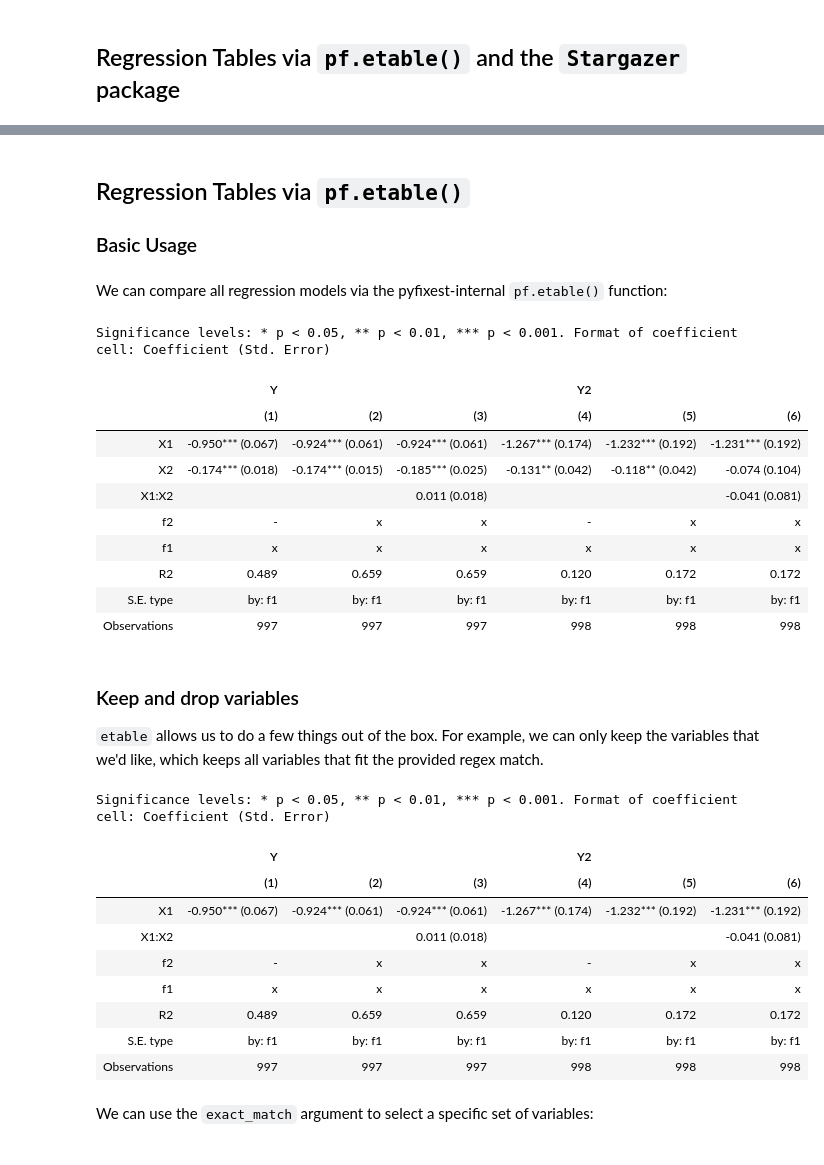
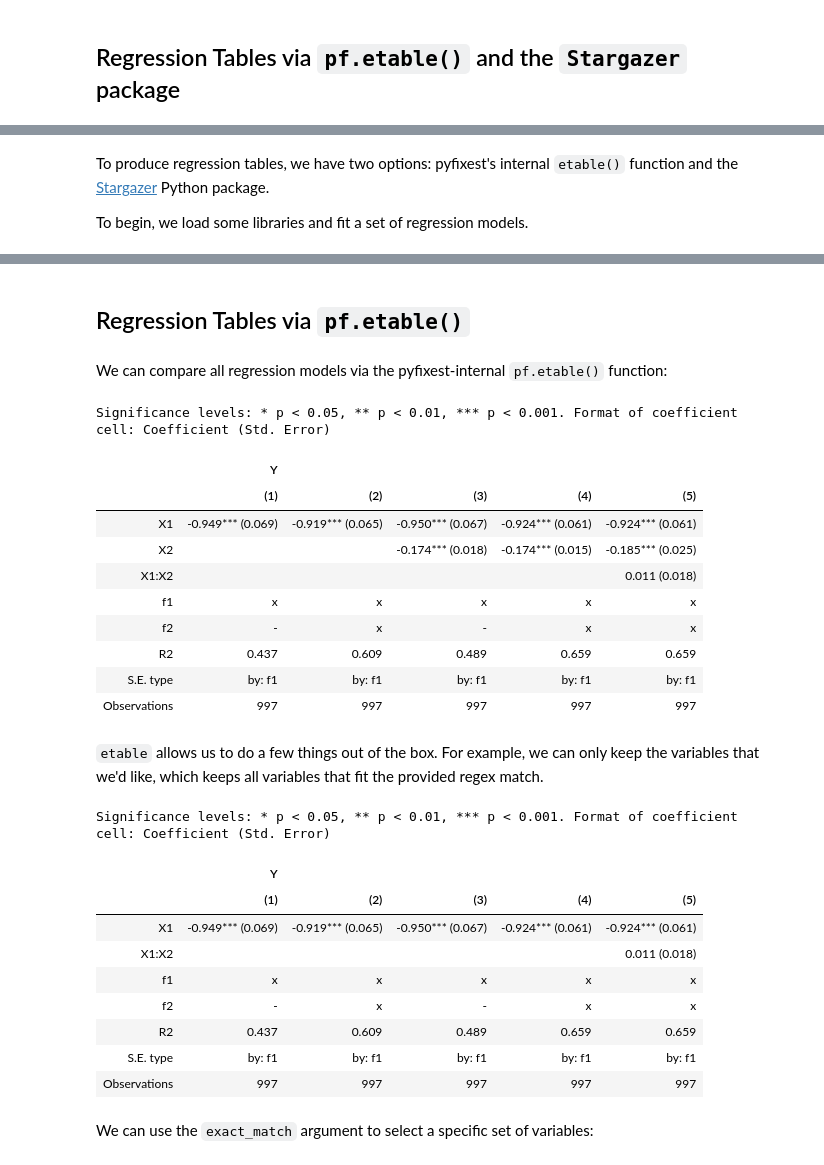
Before and after one commit to py-econometrics/pyfixest, a Jupyter notebook: docs/stargazer.ipynb, the cells around one changed output, grey strips where cells are left out. Cells and saved outputs as stored; diff of their text form; code cells hidden in the pictures.

```diff
--- a/docs/stargazer.ipynb
+++ b/docs/stargazer.ipynb
@@ -21,3 +3,7 @@ To begin, we load some libraries and fit a set of regression models.
+# %% [markdown]
+To produce regression tables, we have two options: pyfixest's internal `etable()` function and the [Stargazer](https://github.com/StatsReporting/stargazer) Python package.
+
+To begin, we load some libraries and fit a set of regression models.
 # %%
 import numpy as np
 from stargazer.stargazer import LineLocation, Stargazer
@@ -29,51 +15,47 @@ import pyfixest as pf
 
 data = pf.get_data()
 
-fit1 = pf.feols("Y ~ X1 + X2 | f1", data = data)
-fit2 = pf.feols("Y ~ X1 + X2 | f1 + f2", data = data)
-fit3 = pf.feols("Y ~ X1 *X2 | f1 + f2", data = data)
-fit4 = pf.feols("Y2 ~ X1 + X2 | f1", data = data)
-fit5 = pf.feols("Y2 ~ X1 + X2 | f1 + f2", data = data)
-fit6 = pf.feols("Y2 ~ X1 *X2 | f1 + f2", data = data)
+fit1 = pf.feols("Y ~ X1 | f1", data = data)
+fit2 = pf.feols("Y ~ X1 | f1 + f2", data = data)
+fit3 = pf.feols("Y ~ X1 + X2 | f1", data = data)
+fit4 = pf.feols("Y ~ X1 + X2 | f1 + f2", data = data)
+fit5 = pf.feols("Y ~ X1 *X2 | f1 + f2", data = data)
 # %% [output]
 [interactive output not drawn]
 [interactive output not drawn]
 # %% [markdown]
 ## Regression Tables via `pf.etable()`
-
-### Basic Usage
 # %% [markdown]
 We can compare all regression models via the pyfixest-internal `pf.etable()` function:
 # %%
-pf.etable([fit1, fit2, fit3, fit4, fit5, fit6])
+pf.etable([fit1, fit2, fit3, fit4, fit5])
 # %% [output]
 Significance levels: * p < 0.05, ** p < 0.01, *** p < 0.001. Format of coefficient cell: Coefficient (Std. Error)
-|  | Y |  |  | Y2 |  |  |
-|  | (1) | (2) | (3) | (4) | (5) | (6) |
-| X1 | -0.950*** (0.067) | -0.924*** (0.061) | -0.924*** (0.061) | -1.267*** (0.174) | -1.232*** (0.192) | -1.231*** (0.192) |
-| X2 | -0.174*** (0.018) | -0.174*** (0.015) | -0.185*** (0.025) | -0.131** (0.042) | -0.118** (0.042) | -0.074 (0.104) |
-| X1:X2 |  |  | 0.011 (0.018) |  |  | -0.041 (0.081) |
-| f2 | - | x | x | - | x | x |
-| f1 | x | x | x | x | x | x |
-| R2 | 0.489 | 0.659 | 0.659 | 0.120 | 0.172 | 0.172 |
-| S.E. type | by: f1 | by: f1 | by: f1 | by: f1 | by: f1 | by: f1 |
-| Observations | 997 | 997 | 997 | 998 | 998 | 998 |
+|  | Y |  |  |  |  |
+|  | (1) | (2) | (3) | (4) | (5) |
+| X1 | -0.949*** (0.069) | -0.919*** (0.065) | -0.950*** (0.067) | -0.924*** (0.061) | -0.924*** (0.061) |
+| X2 |  |  | -0.174*** (0.018) | -0.174*** (0.015) | -0.185*** (0.025) |
+| X1:X2 |  |  |  |  | 0.011 (0.018) |
+| f1 | x | x | x | x | x |
+| f2 | - | x | - | x | x |
+| R2 | 0.437 | 0.609 | 0.489 | 0.659 | 0.659 |
+| S.E. type | by: f1 | by: f1 | by: f1 | by: f1 | by: f1 |
+| Observations | 997 | 997 | 997 | 997 | 997 |
 # %% [markdown]
-### Keep and drop variables
 `etable` allows us to do a few things out of the box. For example, we can only keep the variables that we'd like, which keeps all variables that fit the provided regex match.
 # %%
-pf.etable([fit1, fit2, fit3, fit4, fit5, fit6], keep = "X1")
+pf.etable([fit1, fit2, fit3, fit4, fit5], keep = "X1")
 # %% [output]
 Significance levels: * p < 0.05, ** p < 0.01, *** p < 0.001. Format of coefficient cell: Coefficient (Std. Error)
-|  | Y |  |  | Y2 |  |  |
-|  | (1) | (2) | (3) | (4) | (5) | (6) |
-| X1 | -0.950*** (0.067) | -0.924*** (0.061) | -0.924*** (0.061) | -1.267*** (0.174) | -1.232*** (0.192) | -1.231*** (0.192) |
-| X1:X2 |  |  | 0.011 (0.018) |  |  | -0.041 (0.081) |
-| f2 | - | x | x | - | x | x |
-| f1 | x | x | x | x | x | x |
-| R2 | 0.489 | 0.659 | 0.659 | 0.120 | 0.172 | 0.172 |
-| S.E. type | by: f1 | by: f1 | by: f1 | by: f1 | by: f1 | by: f1 |
-| Observations | 997 | 997 | 997 | 998 | 998 | 998 |
+|  | Y |  |  |  |  |
+|  | (1) | (2) | (3) | (4) | (5) |
+| X1 | -0.949*** (0.069) | -0.919*** (0.065) | -0.950*** (0.067) | -0.924*** (0.061) | -0.924*** (0.061) |
+| X1:X2 |  |  |  |  | 0.011 (0.018) |
+| f1 | x | x | x | x | x |
+| f2 | - | x | - | x | x |
+| R2 | 0.437 | 0.609 | 0.489 | 0.659 | 0.659 |
+| S.E. type | by: f1 | by: f1 | by: f1 | by: f1 | by: f1 |
+| Observations | 997 | 997 | 997 | 997 | 997 |
 # %% [markdown]
 We can use the `exact_match` argument to select a specific set of variables:
 # %%
```
Also changed, not shown: parts of 35 cells of this notebook.
